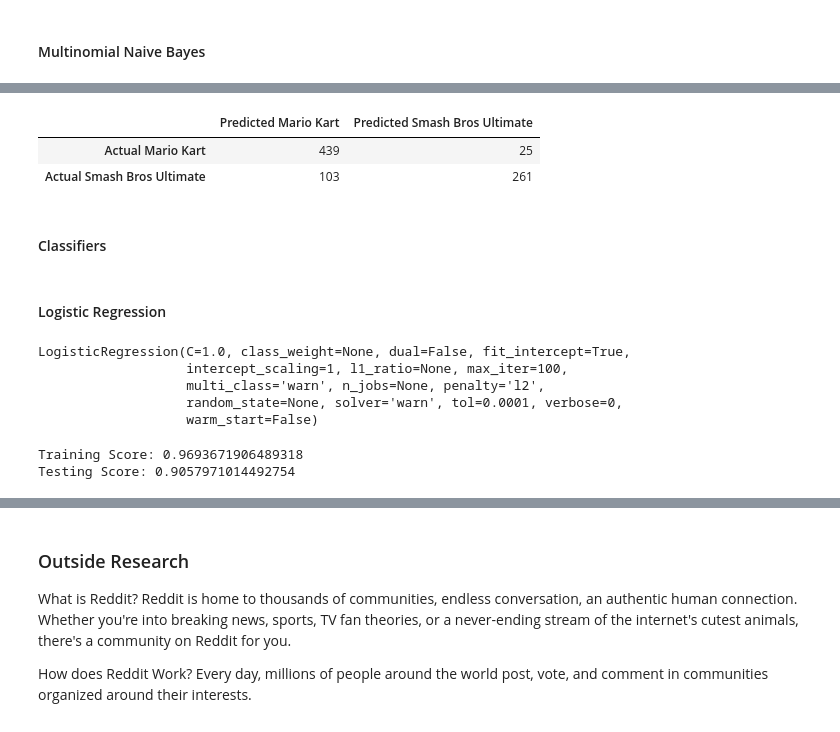
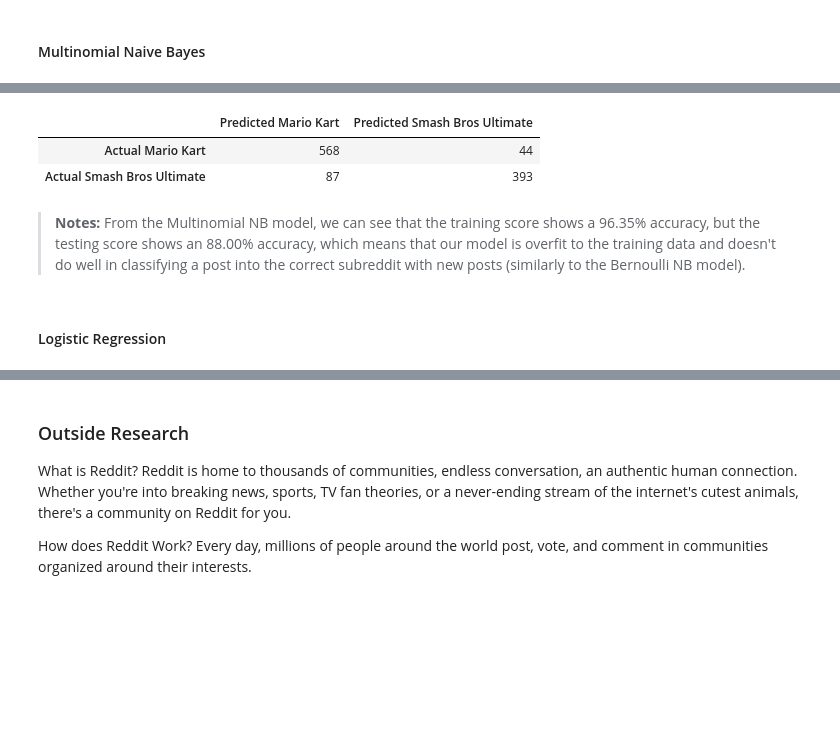
Before and after one commit to kellywu218/Reddit_NLP, a Jupyter notebook: code/project_code.ipynb, the cells around one changed output, grey strips where cells are left out. Drawn from its saved outputs; the diff is of its cells as text; code cells hidden in the pictures; blank space fills up the shorter version.

```diff
--- a/code/project_code.ipynb
+++ b/code/project_code.ipynb
@@ -553,0 +484,4 @@ BernoulliNB(alpha=1.0, binarize=0.0, class_prior=None, fit_prior=True)
+# %%
+# Instantiate and fit the model
+bnb = BernoulliNB()
+bnb.fit(cvec_X_train, y_train)
@@ -575,5 +515,2 @@ cm_df
 # %% [markdown]
 #### Multinomial Naive Bayes
-# %%
-mnb = MultinomialNB()
-mnb.fit(new_X_train, y_train)
@@ -581,0 +517,4 @@ MultinomialNB(alpha=1.0, class_prior=None, fit_prior=True)
+# %%
+# Instantiate and fit the model
+mnb = MultinomialNB()
+mnb.fit(cvec_X_train, y_train)
@@ -590,32 +530,20 @@ Testing Score: 0.8454106280193237
+# %%
+# Predict our y using our model
+mnb_preds = mnb.predict(cvec_X_test)
+
+# Creating a confusion matrix that compares our actual y values versus our predicted y values from the model
+mnb_cm = confusion_matrix(y_test, mnb_preds)
 # %%
-y_test_preds = mnb.predict(new_X_test)
-
-cm = confusion_matrix(y_test, y_test_preds)
-
-cm_df = pd.DataFrame(cm,
-                     columns = ['Predicted Mario Kart', 'Predicted Smash Bros Ultimate'],
-                     index = ['Actual Mario Kart', 'Actual Smash Bros Ultimate'])
-cm_df
+# Create dataframe from confusion matrix array
+mnb_cm_df = pd.DataFrame(mnb_cm,
+                         columns = ['Predicted Mario Kart', 'Predicted Smash Bros Ultimate'],
+                         index = ['Actual Mario Kart', 'Actual Smash Bros Ultimate'])
+mnb_cm_df
 # %% [output]
 |  | Predicted Mario Kart | Predicted Smash Bros Ultimate |
-| Actual Mario Kart | 439 | 25 |
-| Actual Smash Bros Ultimate | 103 | 261 |
+| Actual Mario Kart | 568 | 44 |
+| Actual Smash Bros Ultimate | 87 | 393 |
-# %% [markdown]
-#### Classifiers
+# %% [markdown]
+> **Notes:** From the Multinomial NB model, we can see that the training score shows a 96.35% accuracy, but the testing score shows an 88.00% accuracy, which means that our model is overfit to the training data and doesn't do well in classifying a post into the correct subreddit with new posts (similarly to the Bernoulli NB model).
 # %% [markdown]
 #### Logistic Regression
-# %%
-log = LogisticRegression()
-log.fit(new_X_train, y_train)
-# %% [output]
-LogisticRegression(C=1.0, class_weight=None, dual=False, fit_intercept=True,
-                   intercept_scaling=1, l1_ratio=None, max_iter=100,
-                   multi_class='warn', n_jobs=None, penalty='l2',
-                   random_state=None, solver='warn', tol=0.0001, verbose=0,
-                   warm_start=False)
-# %%
-print(f'Training Score: {log.score(new_X_train, y_train)}')
-print(f'Testing Score: {log.score(new_X_test, y_test)}')
-# %% [output]
-Training Score: 0.9693671906489318
-Testing Score: 0.9057971014492754
```
Also changed, not shown: parts of 197 cells of this notebook, 1 other file.
